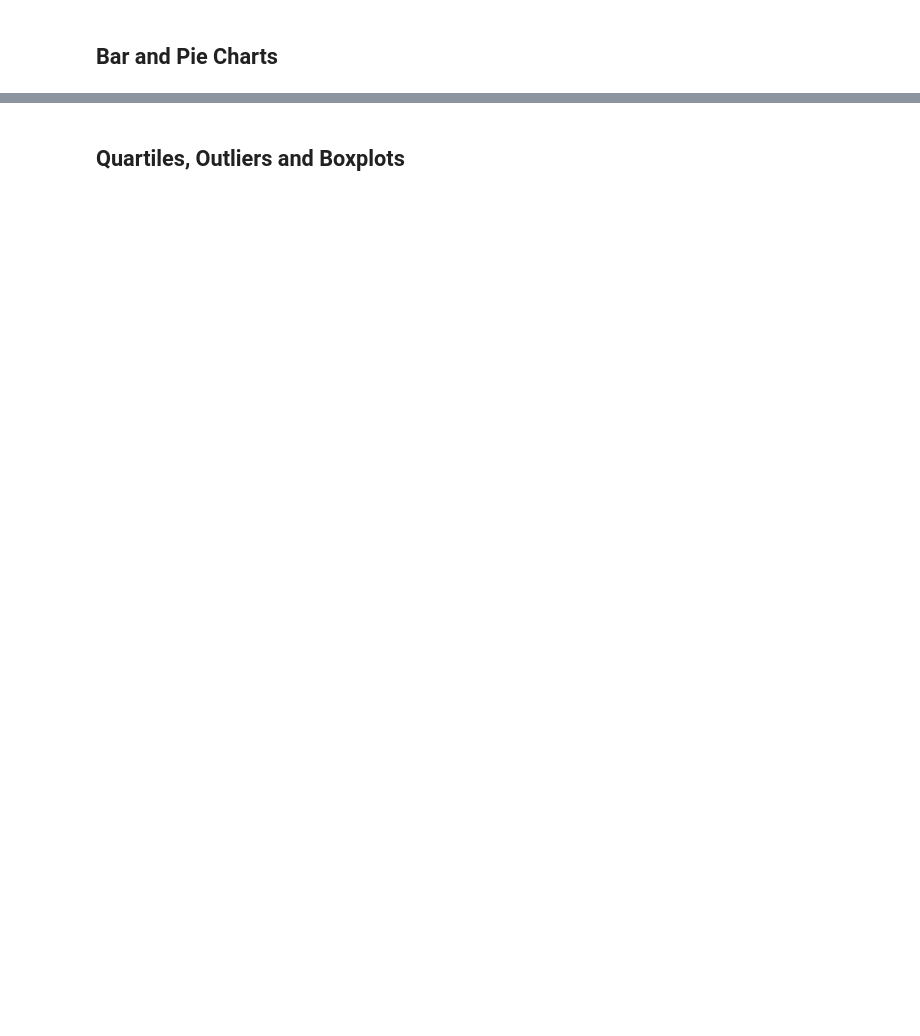
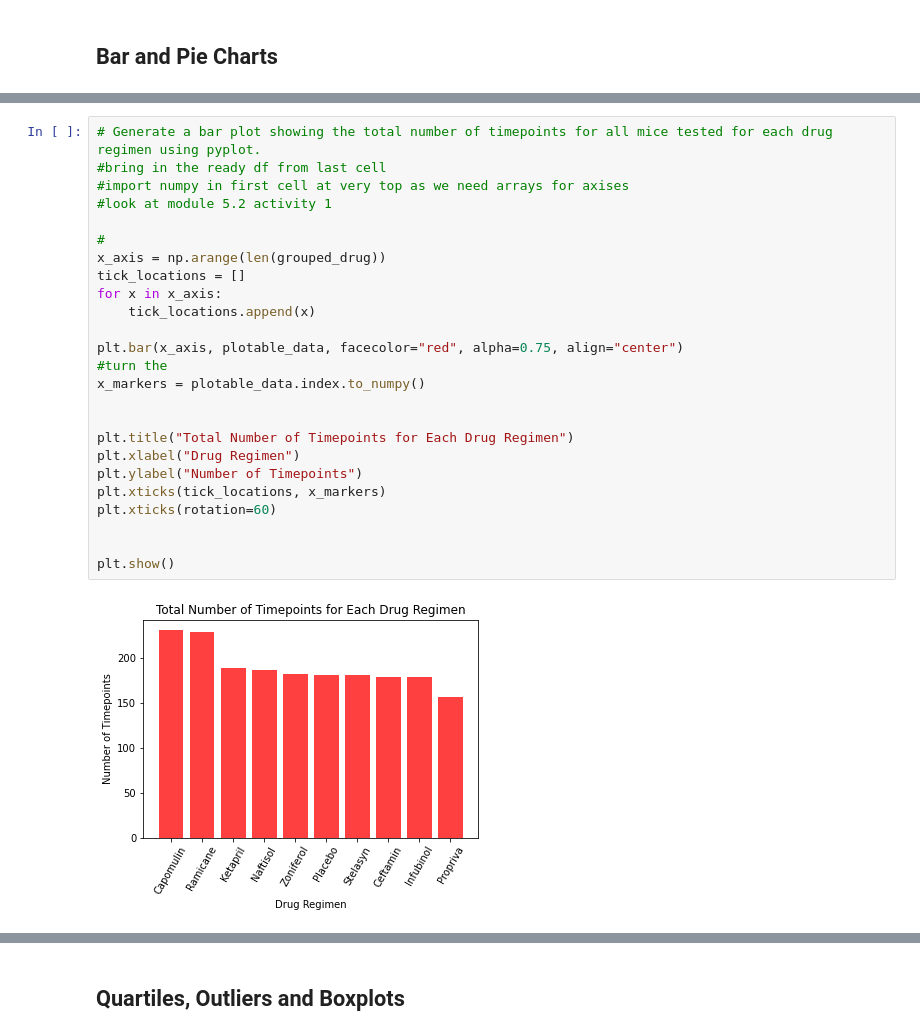
Before and after one commit to eemahazion/Pymaceuticals, a Jupyter notebook: pymaceuticals_Main.ipynb, the cells around one changed output, grey strips where cells are left out. Saved outputs shown, nothing was run; the diff lists cells and outputs as text; blank space fills up the shorter version.

```diff
--- a/pymaceuticals_Main.ipynb
+++ b/pymaceuticals_Main.ipynb
@@ -165,2 +191,29 @@ plt.show()
+# %%
+# Generate a bar plot showing the total number of timepoints for all mice tested for each drug regimen using pyplot.
+#bring in the ready df from last cell
+#import numpy in first cell at very top as we need arrays for axises
+#look at module 5.2 activity 1
+
+#
+x_axis = np.arange(len(grouped_drug))
+tick_locations = []
+for x in x_axis:
+    tick_locations.append(x)
+
+plt.bar(x_axis, plotable_data, facecolor="red", alpha=0.75, align="center")
+#turn the
+x_markers = plotable_data.index.to_numpy()
+
+
+plt.title("Total Number of Timepoints for Each Drug Regimen")
+plt.xlabel("Drug Regimen")
+plt.ylabel("Number of Timepoints")
+plt.xticks(tick_locations, x_markers)
+plt.xticks(rotation=60)
+
+
+plt.show()
+# %% [output]
+[figure, added]
 # %%
 # Generate a pie plot showing the distribution of female versus male mice using Pandas
```
Also changed, not shown: parts of 25 cells of this notebook.
